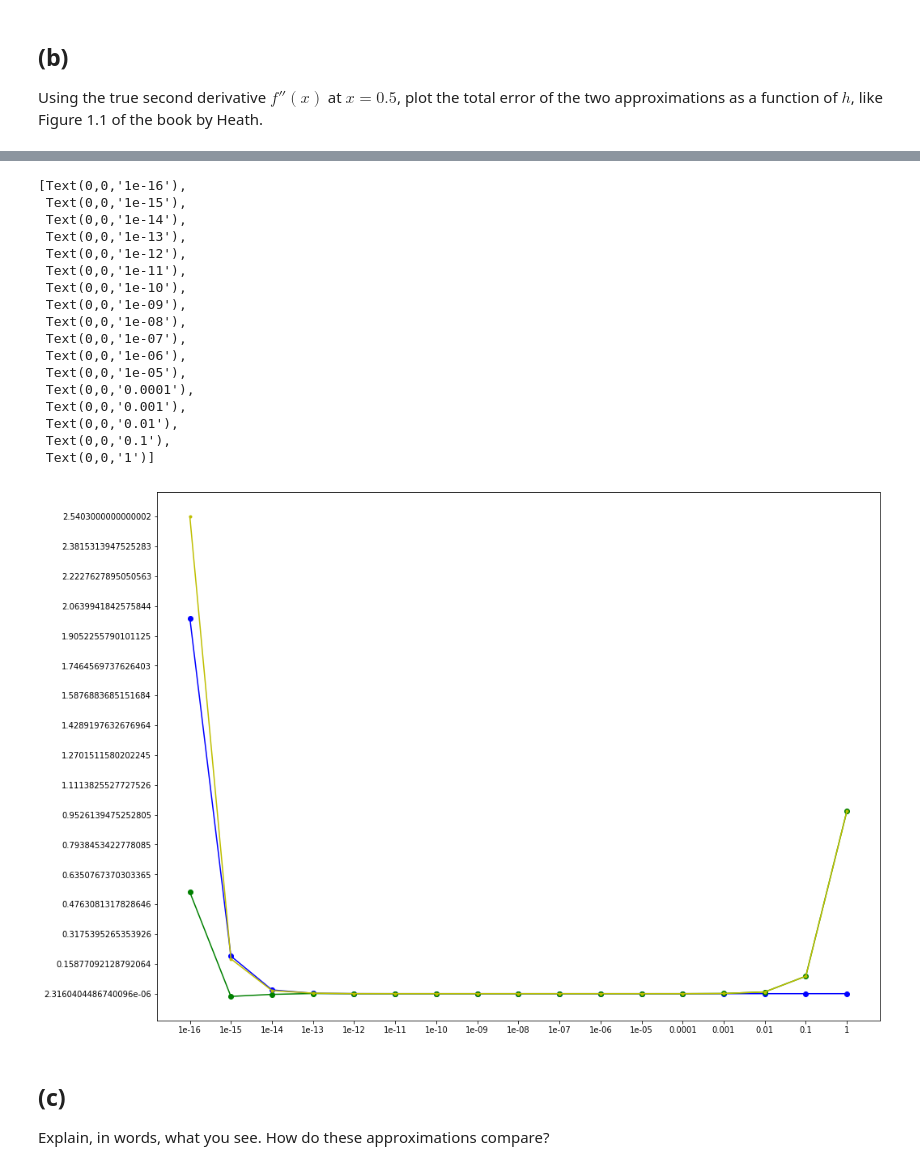
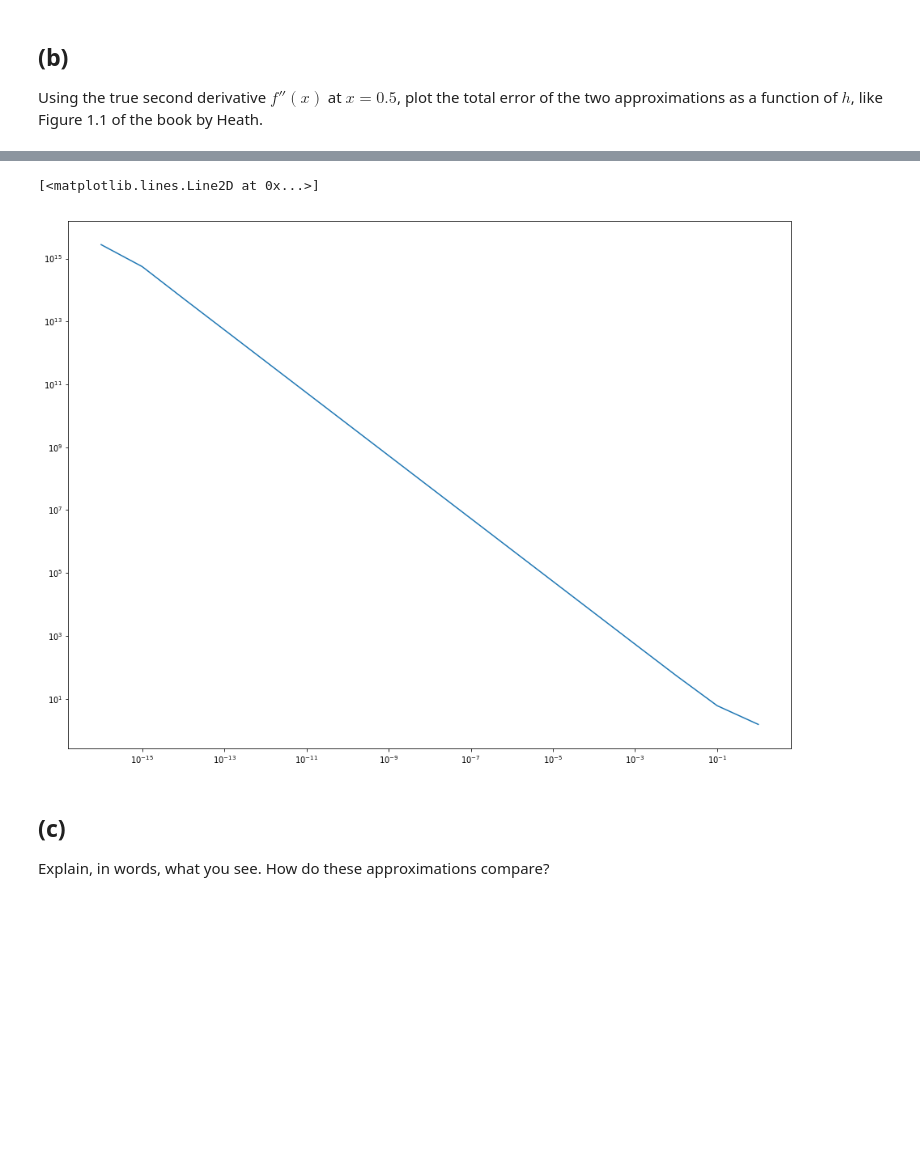
Before and after one commit to tharangni/num-alg-2018, a Jupyter notebook: hw1/Homework Assignment 1.ipynb, the cells around one changed output, grey strips where cells are left out. Saved outputs shown, nothing was run; the diff lists cells and outputs as text; code cells hidden in the pictures; blank space fills up the shorter version.

```diff
--- a/hw1/Homework Assignment 1.ipynb
+++ b/hw1/Homework Assignment 1.ipynb
@@ -287,43 +287,48 @@ $$
 Consider the function $f(x) = \exp(-2x)$ evaluated at $x = 0.5$. Compute both finite difference approximations for the range $h \in \{1, 10^{-1}, \ldots, 10^{-16}\}$.
 # %%
 def f(x):
-    return np.sin(x)
-#     return np.exp(-2*x)
+#     return np.sin(x)
+    return np.exp(-2*x)
 
 def f2(x):
-    return np.cos(x)
-#     return 4*np.exp(-2*x)
+#     return -np.sin(x)
+    return 4*np.exp(-2*x)
 
 def centered_fd(x, h):
 #     nr = f(x+h) + f(x-h) - 2*f(x)
     nr = f(x+h) - f(x-h)
-    dr = h*2
+    dr = h**2
     return (nr/dr)
 
 def forward_fd(x, h):
-#     nr = f(x+2*h) - 2*f(x+h) + f(x)
-    nr = f(x+h) - f(x)
-    dr = h
+    nr = f(x+2*h) - 2*f(x+h) + f(x)
+#     nr = f(x+h) - f(x)
+    dr = h**2
     return (nr/dr)
 # %%
 a = 1
 r = 10
 length = 17
 h = [a * r ** (1-n) for n in range(length, 0, -1)]
-c_fd_list, f_fd_list, t2dx = [], [], []
+c_fd_list, f_fd_list, t2dx_c, t2dx_f = [], [], [], []
 # %%
-print("{} \t{} \t{} \t\t\t{} \t\t\t{}".format('x', 'h', 'c_fd', 'f_fd', 'true_2nd_dx'))
+print("{} \t{} \t{} \t\t\t{} \t\t\t{} \t\t\t{}".format('x', 'h', 'c_fd', 'f_fd', 'true_error-c', 'te_forward'))
+true_secd_d = f2(1)
+
 for i in h:
     c_fd = centered_fd(1, i)
     f_fd = forward_fd(1, i)
-    true_secd_d = f2(1)
+
+    te_c = true_secd_d - c_fd
+    te_f = true_secd_d - f_fd
 
     c_fd_list.append(c_fd)
     f_fd_list.append(f_fd)
-    t2dx.append(true_secd_d)
+    t2dx_c.append(te_c)
+    t2dx_f.append(te_f)
 
     if(c_fd == 0):
-        print("{} \t{} \t{} \t\t\t{} \t\t\t{}".format(1, i, c_fd, f_fd, true_secd_d))
+        print("{} \t{} \t{} \t\t\t{} \t\t\t{} \t{}".format(1, i, c_fd, f_fd, te_c, te_f))
     else:
-        print("{} \t{} \t{} \t{} \t{}".format(1, i, c_fd, f_fd, true_secd_d))
+        print("{} \t{} \t{} \t{} \t{} \t{}".format(1, i, c_fd, f_fd, te_c, te_f))
 # %% [output]
@@ -424,3 +430,9 @@ array([2.31604045e-06, 1.58770921e-01, 3.17539527e-01, 4.76308132e-01,
 plt.rcParams["figure.figsize"] = (16, 12)
 # %%
 temp = np.arange(len(h))
+# %%
+plt.loglog(h, t2dx_c)
+# plt.loglog(h, t2dx_f, 'g-')
+# %% [output]
+[<matplotlib.lines.Line2D at 0x...>]
+[figure, added]
@@ -427,31 +441,12 @@ temp = np.arange(len(h))
 # %%
-fig, ax = plt.subplots(1, 1)
-ax.plot(temp, re, 'bo-')
-ax.plot(temp, tre, 'go-')
-ax.plot(temp, c_ce, 'y.-')
-ax.set_yticks(temp2)
-ax.set_yticklabels(temp2, minor = False)
-ax.set_xticks(temp)
-ax.set_xticklabels(h, minor=False)
+# fig, ax = plt.subplots(1, 1)
+# ax.plot(temp, re, 'bo-')
+# plt.loglog(h, t2dx)
+# ax.plot(temp, c_ce, 'y.-')
+# ax.set_yticks(temp2)
+# ax.set_yticklabels(temp2, minor = False)
+# ax.set_xticks(temp)
+# ax.set_xticklabels(h, minor=False)
-# %% [output]
-[Text(0,0,'1e-16'),
- Text(0,0,'1e-15'),
- Text(0,0,'1e-14'),
- Text(0,0,'1e-13'),
- Text(0,0,'1e-12'),
- Text(0,0,'1e-11'),
- Text(0,0,'1e-10'),
- Text(0,0,'1e-09'),
- Text(0,0,'1e-08'),
- Text(0,0,'1e-07'),
- Text(0,0,'1e-06'),
- Text(0,0,'1e-05'),
- Text(0,0,'0.0001'),
- Text(0,0,'0.001'),
- Text(0,0,'0.01'),
- Text(0,0,'0.1'),
- Text(0,0,'1')]
-[figure, removed]
 # %% [markdown]
 ## (c)
 Explain, in words, what you see. How do these approximations compare?
```
Also changed, not shown: parts of 10 cells of this notebook.
